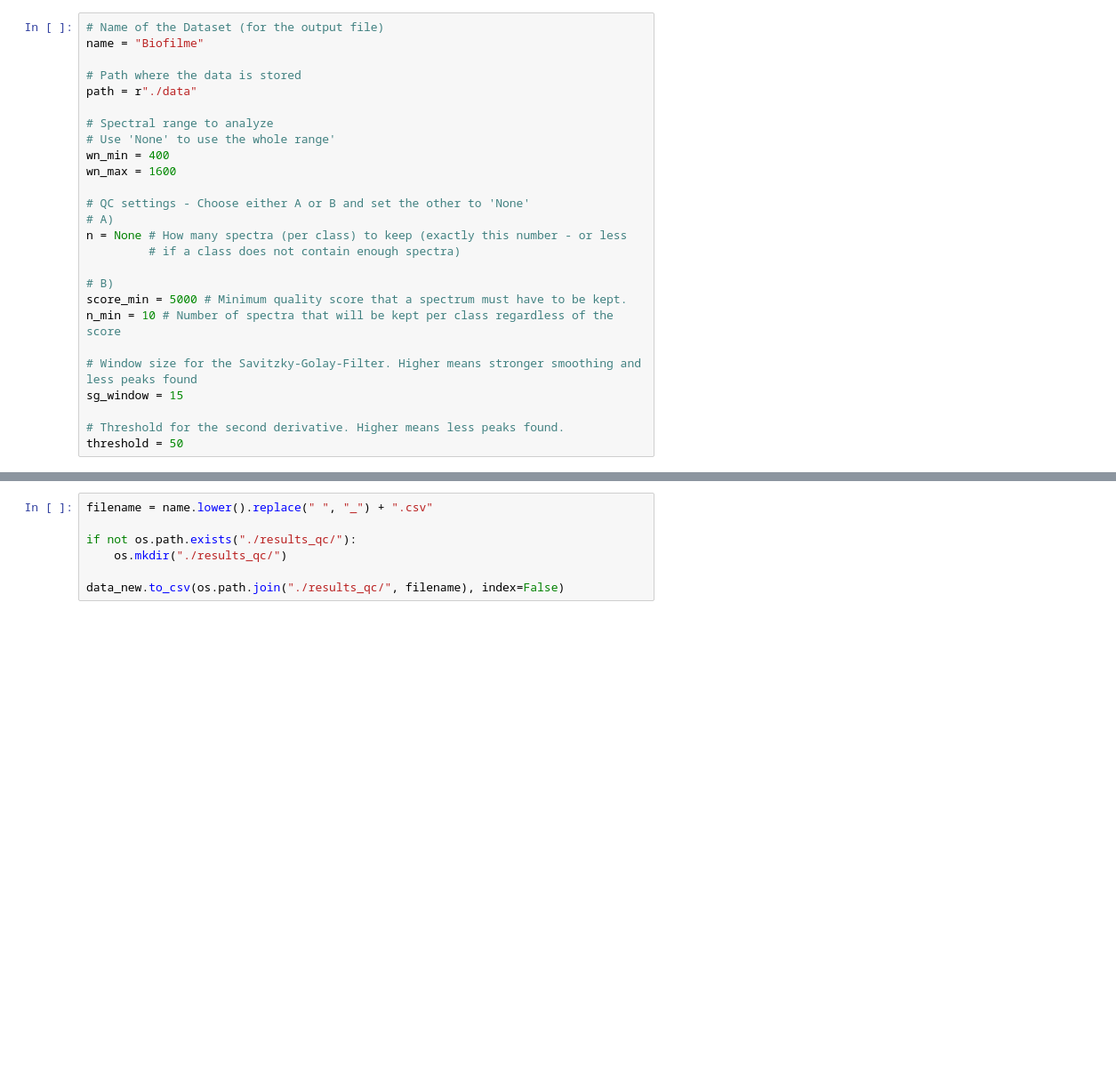
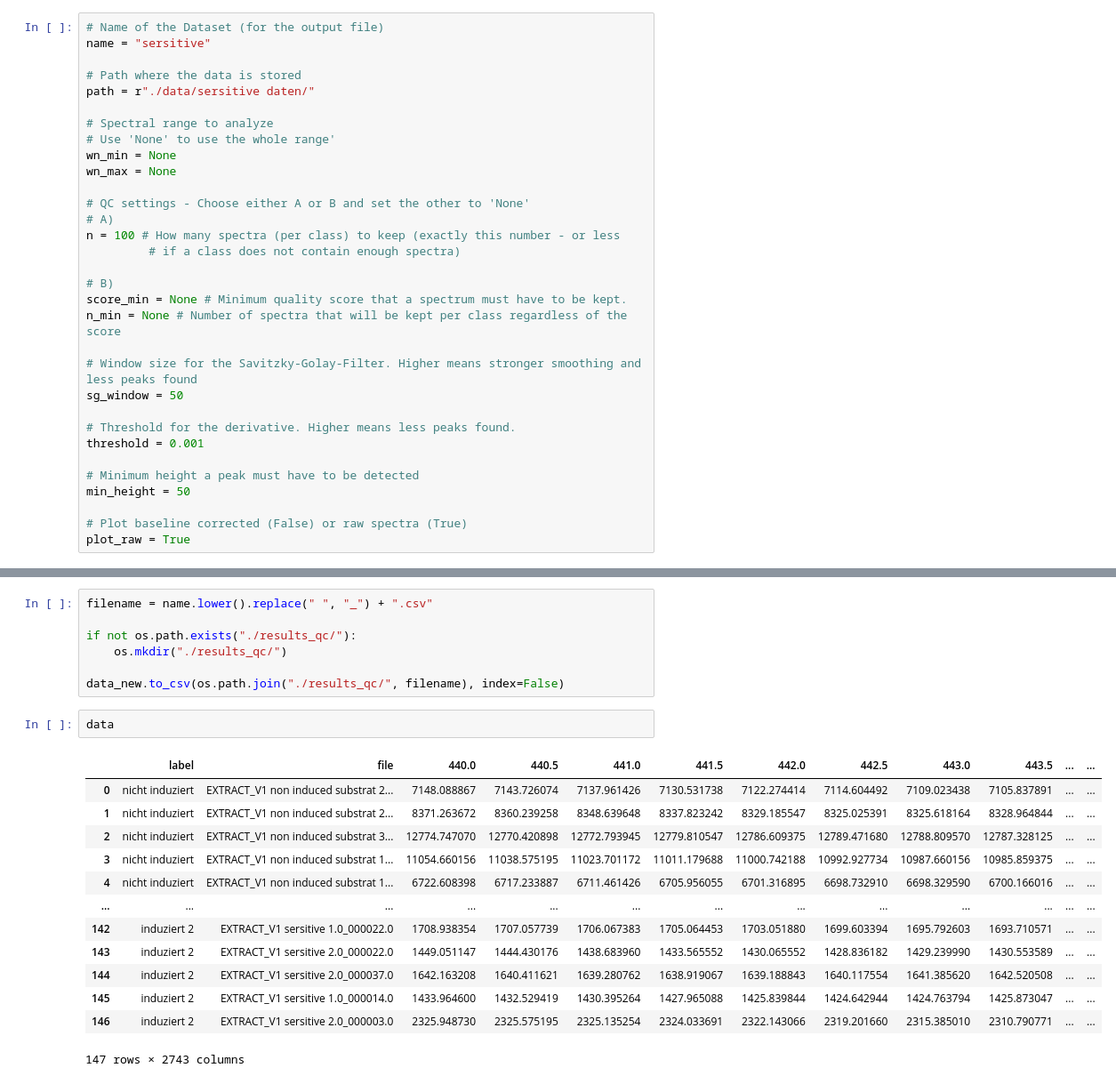
Before and after one commit to DerZ115/raman-pca, a Jupyter notebook: spectra_qc.ipynb, the cells around one changed output, grey strips where cells are left out. Shown: that part at 89% size. Saved outputs shown, nothing was run; the diff lists cells and outputs as text; blank space fills up the shorter version.

```diff
--- a/spectra_qc.ipynb
+++ b/spectra_qc.ipynb
@@ -15,30 +16,36 @@ from raman_lib.preprocessing import RangeLimiter
 Settings
 # %%
 # Name of the Dataset (for the output file)
-name = "Biofilme"
+name = "sersitive"
 
 # Path where the data is stored
-path = r"./data"
+path = r"./data/sersitive daten/"
 
 # Spectral range to analyze
 # Use 'None' to use the whole range'
-wn_min = 400
-wn_max = 1600
+wn_min = None
+wn_max = None
 
 # QC settings - Choose either A or B and set the other to 'None'
 # A)
-n = None # How many spectra (per class) to keep (exactly this number - or less
+n = 100 # How many spectra (per class) to keep (exactly this number - or less
          # if a class does not contain enough spectra)
 
 # B)
-score_min = 5000 # Minimum quality score that a spectrum must have to be kept.
-n_min = 10 # Number of spectra that will be kept per class regardless of the score
+score_min = None # Minimum quality score that a spectrum must have to be kept.
+n_min = None # Number of spectra that will be kept per class regardless of the score
 
 # Window size for the Savitzky-Golay-Filter. Higher means stronger smoothing and less peaks found
-sg_window = 15
+sg_window = 50
 
-# Threshold for the second derivative. Higher means less peaks found.
-threshold = 50
+# Threshold for the derivative. Higher means less peaks found.
+threshold = 0.001
+
+# Minimum height a peak must have to be detected
+min_height = 50
+
+# Plot baseline corrected (False) or raw spectra (True)
+plot_raw = True
 # %% [markdown]
 ## Load Data
 # %%
@@ -114,3 +126,19 @@ if not os.path.exists("./results_qc/"):
     os.mkdir("./results_qc/")
 
 data_new.to_csv(os.path.join("./results_qc/", filename), index=False)
+# %%
+data
+# %% [output]
+|  | label | file | 440.0 | 440.5 | 441.0 | 441.5 | 442.0 | 442.5 | 443.0 | 443.5 | ... | ... |
+| 0 | nicht induziert | EXTRACT_V1 non induced substrat 2... | 7148.088867 | 7143.726074 | 7137.961426 | 7130.531738 | 7122.274414 | 7114.604492 | 7109.023438 | 7105.837891 | ... | ... |
+| 1 | nicht induziert | EXTRACT_V1 non induced substrat 2... | 8371.263672 | 8360.239258 | 8348.639648 | 8337.823242 | 8329.185547 | 8325.025391 | 8325.618164 | 8328.964844 | ... | ... |
+| 2 | nicht induziert | EXTRACT_V1 non induced substrat 3... | 12774.747070 | 12770.420898 | 12772.793945 | 12779.810547 | 12786.609375 | 12789.471680 | 12788.809570 | 12787.328125 | ... | ... |
+| 3 | nicht induziert | EXTRACT_V1 non induced substrat 1... | 11054.660156 | 11038.575195 | 11023.701172 | 11011.179688 | 11000.742188 | 10992.927734 | 10987.660156 | 10985.859375 | ... | ... |
+| 4 | nicht induziert | EXTRACT_V1 non induced substrat 1... | 6722.608398 | 6717.233887 | 6711.461426 | 6705.956055 | 6701.316895 | 6698.732910 | 6698.329590 | 6700.166016 | ... | ... |
+| ... | ... | ... | ... | ... | ... | ... | ... | ... | ... | ... | ... | ... |
+| 142 | induziert 2 | EXTRACT_V1 sersitive 1.0_000022.0 | 1708.938354 | 1707.057739 | 1706.067383 | 1705.064453 | 1703.051880 | 1699.603394 | 1695.792603 | 1693.710571 | ... | ... |
+| 143 | induziert 2 | EXTRACT_V1 sersitive 2.0_000022.0 | 1449.051147 | 1444.430176 | 1438.683960 | 1433.565552 | 1430.065552 | 1428.836182 | 1429.239990 | 1430.553589 | ... | ... |
+| 144 | induziert 2 | EXTRACT_V1 sersitive 2.0_000037.0 | 1642.163208 | 1640.411621 | 1639.280762 | 1638.919067 | 1639.188843 | 1640.117554 | 1641.385620 | 1642.520508 | ... | ... |
+| 145 | induziert 2 | EXTRACT_V1 sersitive 1.0_000014.0 | 1433.964600 | 1432.529419 | 1430.395264 | 1427.965088 | 1425.839844 | 1424.642944 | 1424.763794 | 1425.873047 | ... | ... |
+| 146 | induziert 2 | EXTRACT_V1 sersitive 2.0_000003.0 | 2325.948730 | 2325.575195 | 2325.135254 | 2324.033691 | 2322.143066 | 2319.201660 | 2315.385010 | 2310.790771 | ... | ... |
+147 rows × 2743 columns
```
Also changed, not shown: parts of 6 cells of this notebook, 15 other files.
